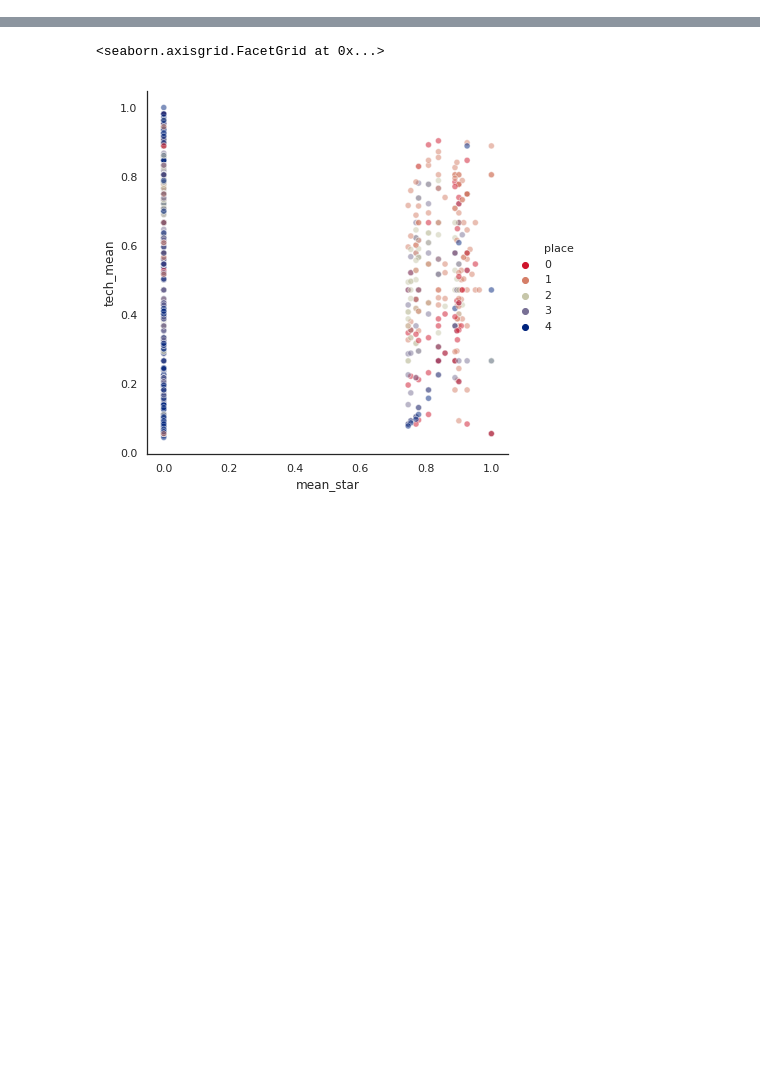
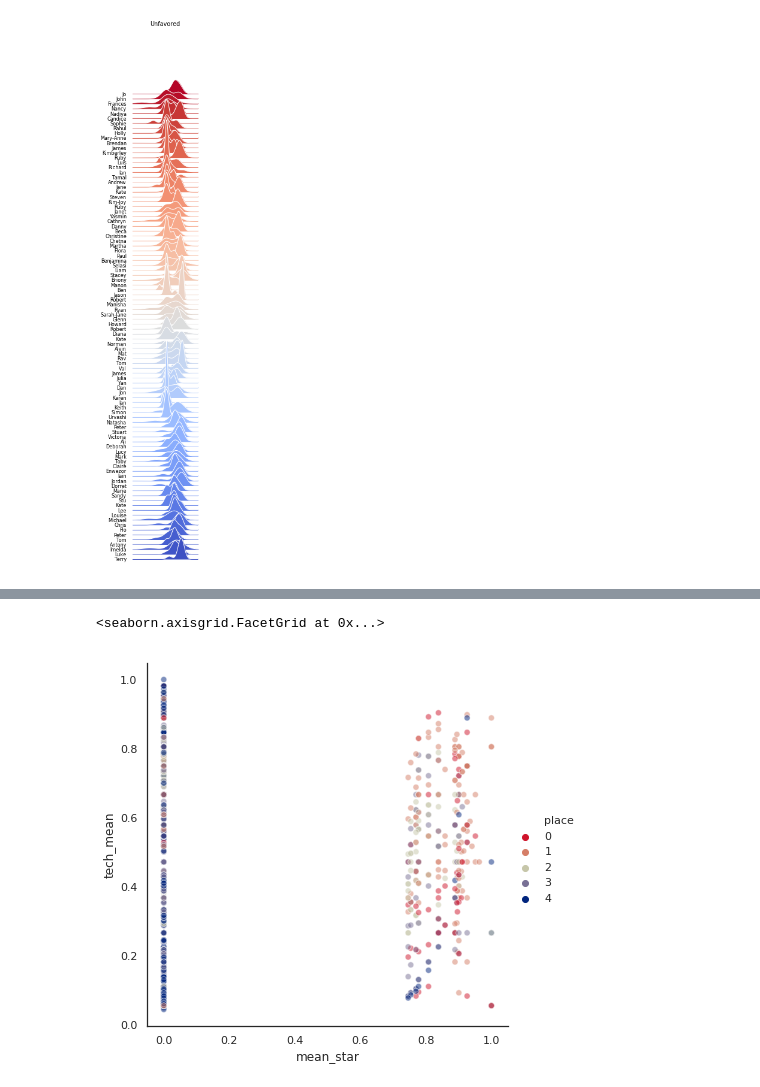
Before and after one commit to dantaki/DeepBake, a Jupyter notebook: NOTEBOOKS/gbbo.data.exploration.20190912.ipynb, the cells around one changed output, grey strips where cells are left out. Drawn from its saved outputs; the diff is of its cells as text; code cells hidden in the pictures; blank space fills up the shorter version.

```diff
--- a/NOTEBOOKS/gbbo.data.exploration.20190912.ipynb
+++ b/NOTEBOOKS/gbbo.data.exploration.20190912.ipynb
@@ -116,0 +139,52 @@ ValueError: No numeric values found. Joyplot requires at least a numeric column/
+# %%
+
+tmp = df.sort_values(by=['place','season'])
+ind = []
+ylabs=[]
+i=0
+n=None
+for name in tmp['baker']:
+    if n==None:
+        ylabs.append(name)
+        n=name
+    if n!=name:
+        i+=1
+        n=name
+        ylabs.append(name)
+    ind.append(i)
+tmp['ind']=ind
+
+tran = []
+c={}
+for ind,ele in tmp.iterrows():
+    if c.get(ele['baker'])==None: c[ele['baker']]=[ele['mean_bad']]
+    else: c[ele['baker']].append(ele['mean_bad'])
+
+for ind,ele in tmp.iterrows():
+    #if len(set(c[ele['baker']]))==1:
+    if ele['episode']==6:
+        tran.append(np.random.normal(0,0.5,1)[0])
+    else : tran.append(ele['mean_bad'])
+tmp['mean_bad']=tran
+
+vapeplot.font_size(8)
+f, ax = joypy.joyplot(
+        tmp,
+        by="ind",
+        column="mean_bad",
+        linewidth=1,
+        legend=False,
+        figsize=(2.5,13),
+        colormap=matplotlib.cm.coolwarm_r,
+        linecolor="w",
+        labels=ylabs,
+        xlabels=False,
+        overlap=3,
+        bins=100,
+        grid=False,
+        title='Unfavored'
+        #grid=False,fill=False,background='k',linecolor='w'
+)
+f.savefig("../FIGURES/gbbo.bad.joyplot.png",dpi=300)
+# %% [output]
+[figure, added]
```
Also changed, not shown: parts of 5 cells of this notebook, 8 other files.
